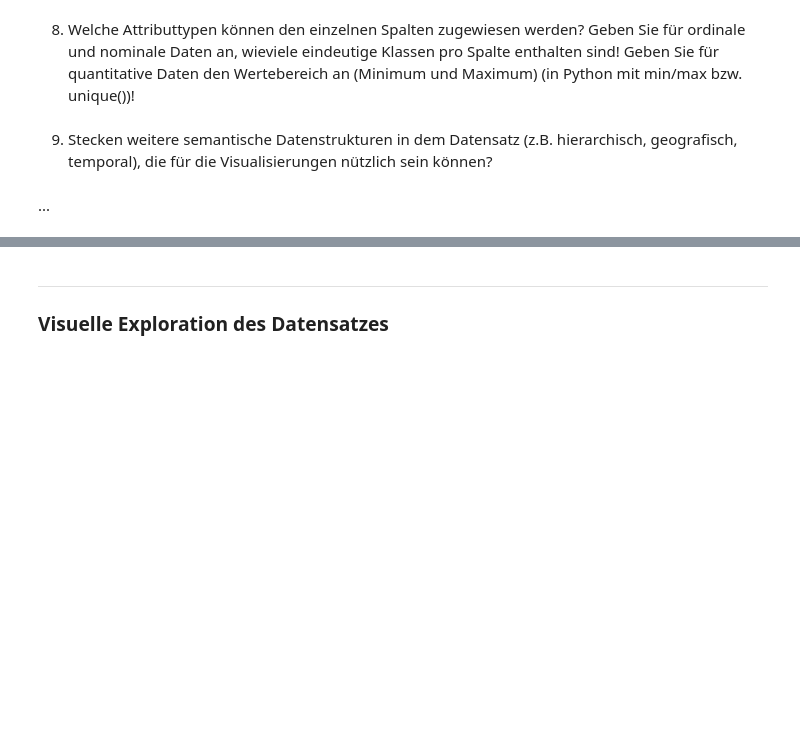
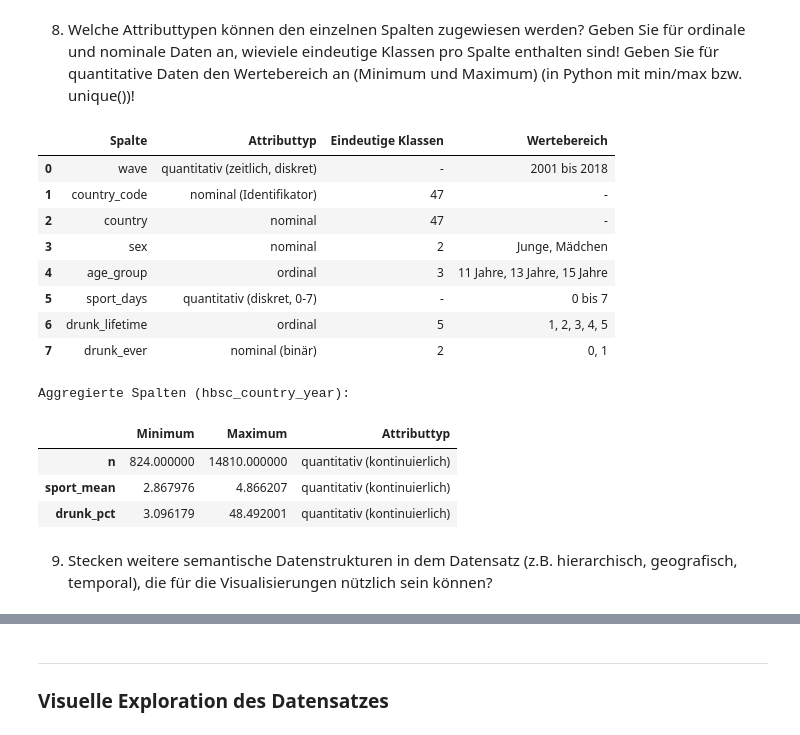
Before and after one commit to Rist-FH/iem03-ivi3-rist, a Jupyter notebook: Template_DataExploration.ipynb, the cells around one changed output, grey strips where cells are left out. Saved outputs shown, nothing was run; the diff lists cells and outputs as text; code cells hidden in the pictures; blank space fills up the shorter version.

Commit message:
Update execution counts in code cells and enhance data attribute descriptions in Template_DataExploration.ipynb

```diff
--- a/Template_DataExploration.ipynb
+++ b/Template_DataExploration.ipynb
@@ -263,7 +263,43 @@ Trendtabelle: 425 Land-Altersgruppen-Wellen mit vollständiger Zeitreihe
 ### Data Abstraction
 # %% [markdown]
 8. Welche Attributtypen können den einzelnen Spalten zugewiesen werden? Geben Sie für ordinale und nominale Daten an, wieviele eindeutige Klassen pro Spalte enthalten sind! Geben Sie für quantitative Daten den Wertebereich an (Minimum und Maximum) (in Python mit min/max bzw. unique())!
+# %%
+attribute_types = {
+    'wave': 'quantitativ (zeitlich, diskret)',
+    'country_code': 'nominal (Identifikator)',
+    'country': 'nominal',
+    'sex': 'nominal',
+    'age_group': 'ordinal',
+    'sport_days': 'quantitativ (diskret, 0-7)',
+    'drunk_lifetime': 'ordinal',
+    'drunk_ever': 'nominal (binär)',
+}
+
+rows = []
+for col, kind in attribute_types.items():
+    s = hbsc_final[col]
+    if kind.startswith('quantitativ'):
+        rows.append({'Spalte': col, 'Attributtyp': kind, 'Eindeutige Klassen': '-',
+                     'Wertebereich': f'{s.min()} bis {s.max()}'})
+    else:
+        values = list(s.cat.categories) if hasattr(s, 'cat') and col != 'country' else sorted(s.unique())
+        rows.append({'Spalte': col, 'Attributtyp': kind, 'Eindeutige Klassen': s.nunique(),
+                     'Wertebereich': ', '.join(map(str, values)) if len(values) <= 6 else '-'})
+display(pd.DataFrame(rows))
+# %% [output]
+|  | Spalte | Attributtyp | Eindeutige Klassen | Wertebereich |
+| 0 | wave | quantitativ (zeitlich, diskret) | - | 2001 bis 2018 |
+| 1 | country_code | nominal (Identifikator) | 47 | - |
+| 2 | country | nominal | 47 | - |
+| 3 | sex | nominal | 2 | Junge, Mädchen |
+| 4 | age_group | ordinal | 3 | 11 Jahre, 13 Jahre, 15 Jahre |
+| 5 | sport_days | quantitativ (diskret, 0-7) | - | 0 bis 7 |
+| 6 | drunk_lifetime | ordinal | 5 | 1, 2, 3, 4, 5 |
+| 7 | drunk_ever | nominal (binär) | 2 | 0, 1 |
+Aggregierte Spalten (hbsc_country_year):
+|  | Minimum | Maximum | Attributtyp |
+| n | 824.000000 | 14810.000000 | quantitativ (kontinuierlich) |
+| sport_mean | 2.867976 | 4.866207 | quantitativ (kontinuierlich) |
+| drunk_pct | 3.096179 | 48.492001 | quantitativ (kontinuierlich) |
 # %% [markdown]
 9. Stecken weitere semantische Datenstrukturen in dem Datensatz (z.B. hierarchisch, geografisch, temporal), die für die Visualisierungen nützlich sein können?
-# %% [markdown]
-...
```
Also changed, not shown: parts of 1 cell of this notebook.
